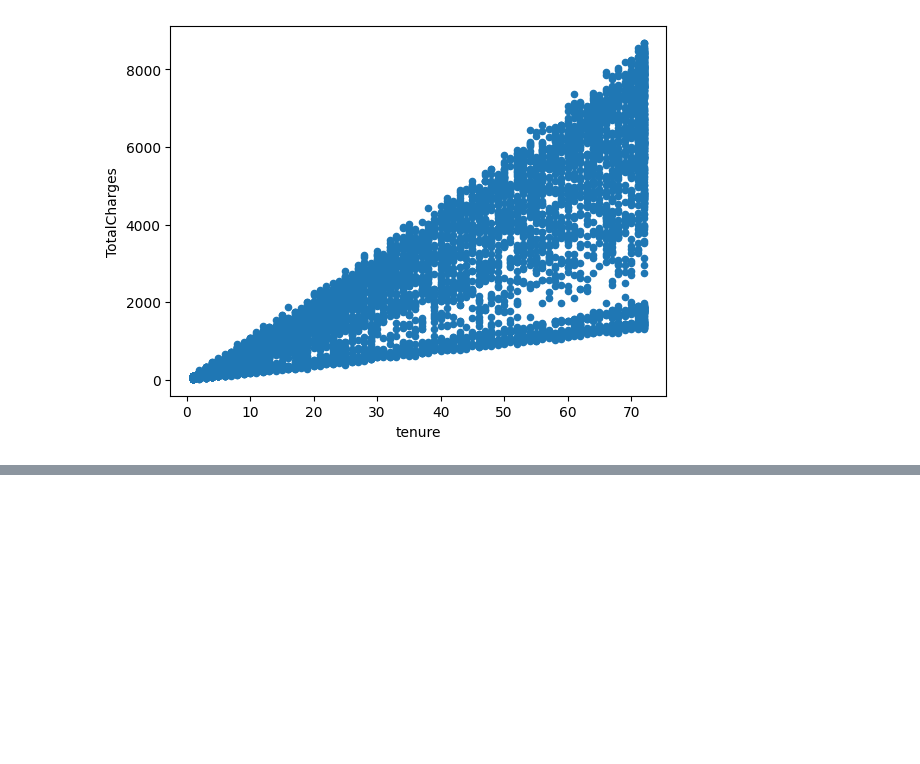
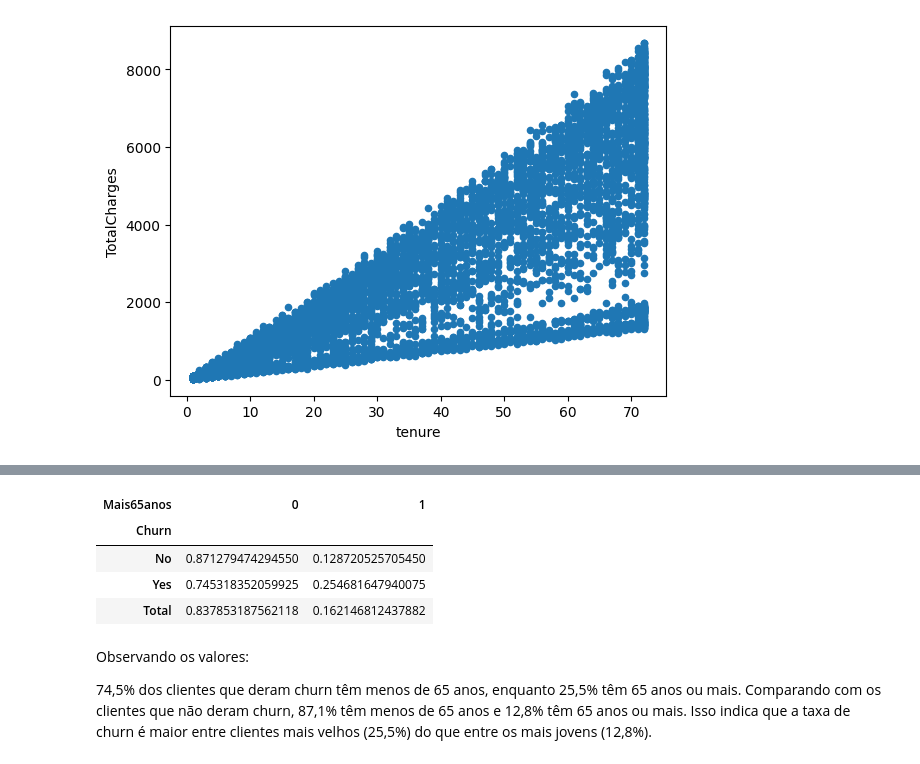
Before and after one commit to ThauanyAA/eda, a Jupyter notebook: eda_churn.ipynb, the cells around one changed output, grey strips where cells are left out. Drawn from its saved outputs; the diff is of its cells as text; code cells hidden in the pictures; blank space fills up the shorter version.

```diff
--- a/eda_churn.ipynb
+++ b/eda_churn.ipynb
@@ -883,0 +896,15 @@ df_churn.plot.scatter(x='tenure', y='TotalCharges')
+# %%
+# tabela de contigencia entre faixa etária e churn - Proporção
+pd.crosstab(df_churn.Churn, df_churn.Mais65anos, normalize='index', margins=True, margins_name='Total')
+# %% [output]
+| Mais65anos | 0 | 1 |
+| Churn |  |  |
+| No | 0.871279474294550 | 0.128720525705450 |
+| Yes | 0.745318352059925 | 0.254681647940075 |
+| Total | 0.837853187562118 | 0.162146812437882 |
+# %% [markdown]
+Observando os valores:
+
+74,5% dos clientes que deram churn têm menos de 65 anos, enquanto 25,5% têm 65 anos ou mais.
+Comparando com os clientes que não deram churn, 87,1% têm menos de 65 anos e 12,8% têm 65 anos ou mais.
+Isso indica que a taxa de churn é maior entre clientes mais velhos (25,5%) do que entre os mais jovens (12,8%).
```
Also changed, not shown: parts of 10 cells of this notebook.
